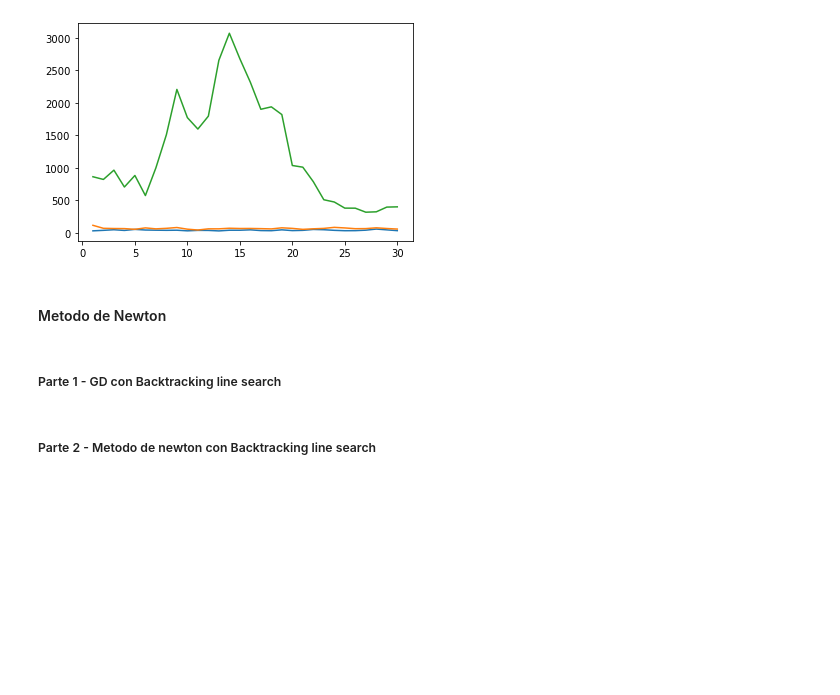
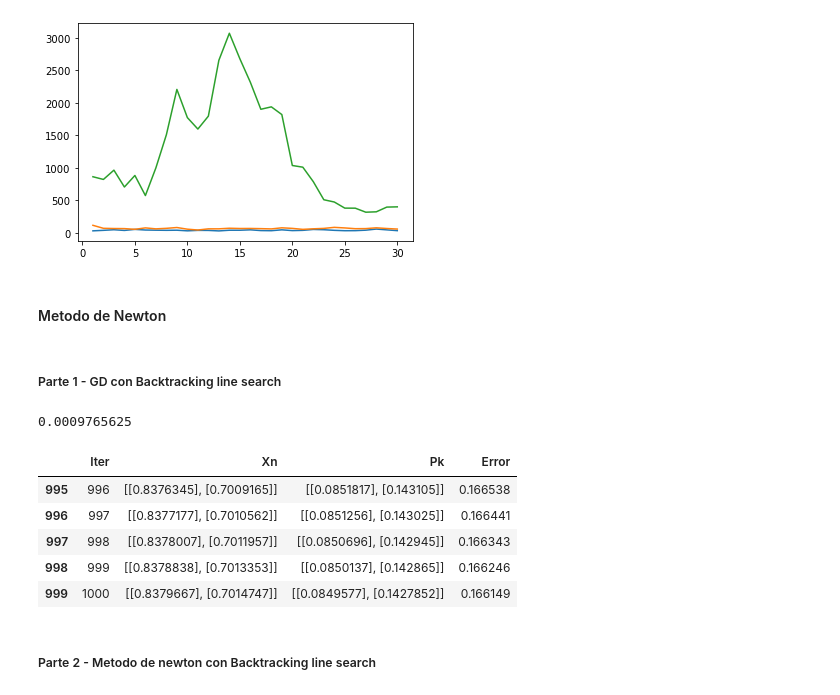
Before and after one commit to CarlosGarlem/AlgoritmosDS, a Jupyter notebook: optimizationProject/algoritmos.ipynb, the cells around one changed output. Cells and saved outputs as stored; diff of their text form; code cells hidden in the pictures; blank space fills up the shorter version.

```diff
--- a/optimizationProject/algoritmos.ipynb
+++ b/optimizationProject/algoritmos.ipynb
@@ -473,3 +473,10 @@ for lr in lr_list:
 #### Metodo de Newton
 # %% [markdown]
 ##### Parte 1 - GD con Backtracking line search
+# %%
+def evalRosenbrockFunction(x0):
+    x = x0[0, 0]
+    y = x0[1, 0]
+    rsb_function = '100*((y-x**2)**2) + (1 - x)**2'
+    result = eval(rsb_function, {}, {'x': x, 'y': y})
+    return result
@@ -476,2 +500,45 @@ for lr in lr_list:
+# %%
+def rosenbrock_backtracking(x_0, kmax, epsilon, alpha, ro, c):
+    k = 0
+    x_k = parseInput(x_0, reshape = True)
+    error = float('inf')
+    data = {'Iter': [], 'Xn': [], 'Pk': [], 'Error': []}
+
+    lr = backTrackingLineSearch(x_k, alpha, ro, c)
+    while k < kmax and error > epsilon:
+        gradient = getRosenbrockGradient(x_k)
+        x_k1 = x_k - (lr * gradient)
+
+        x_k = x_k1
+        k += 1
+        error = np.linalg.norm(gradient, 2)
+
+        data['Iter'].append(k)
+        data['Xn'].append(x_k.round(7))
+        data['Pk'].append(-1 * gradient.round(7))
+        data['Error'].append(error.round(7))
+
+    results = pd.DataFrame(data)
+    return results
+# %%
+x_array = [np.array(['0', '0']), np.array(['0.6', '0.6']), np.array(['-0.5', '1']), np.array(['-1.2', '1'])]
+x_0 = x_array[1]
+epsilon = 0.00000001
+kmax = 1000
+
+alpha = 1
+ro = 0.5
+c = 0.0001
+# %%
+df = rosenbrock_backtracking(x_0, kmax, epsilon, alpha, ro, c)
+df.tail()
+# %% [output]
+0.0009765625
+|  | Iter | Xn | Pk | Error |
+| 995 | 996 | [[0.8376345], [0.7009165]] | [[0.0851817], [0.143105]] | 0.166538 |
+| 996 | 997 | [[0.8377177], [0.7010562]] | [[0.0851256], [0.143025]] | 0.166441 |
+| 997 | 998 | [[0.8378007], [0.7011957]] | [[0.0850696], [0.142945]] | 0.166343 |
+| 998 | 999 | [[0.8378838], [0.7013353]] | [[0.0850137], [0.142865]] | 0.166246 |
+| 999 | 1000 | [[0.8379667], [0.7014747]] | [[0.0849577], [0.1427852]] | 0.166149 |
 # %% [markdown]
 ##### Parte 2 - Metodo de newton con Backtracking line search
```
Also changed, not shown: parts of 5 cells of this notebook.
